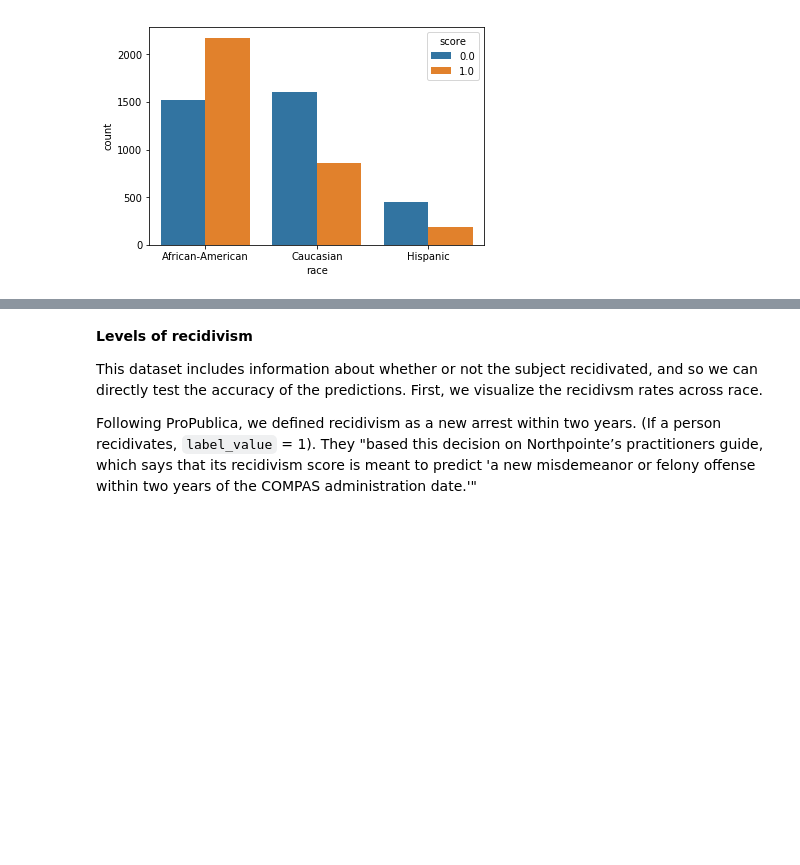
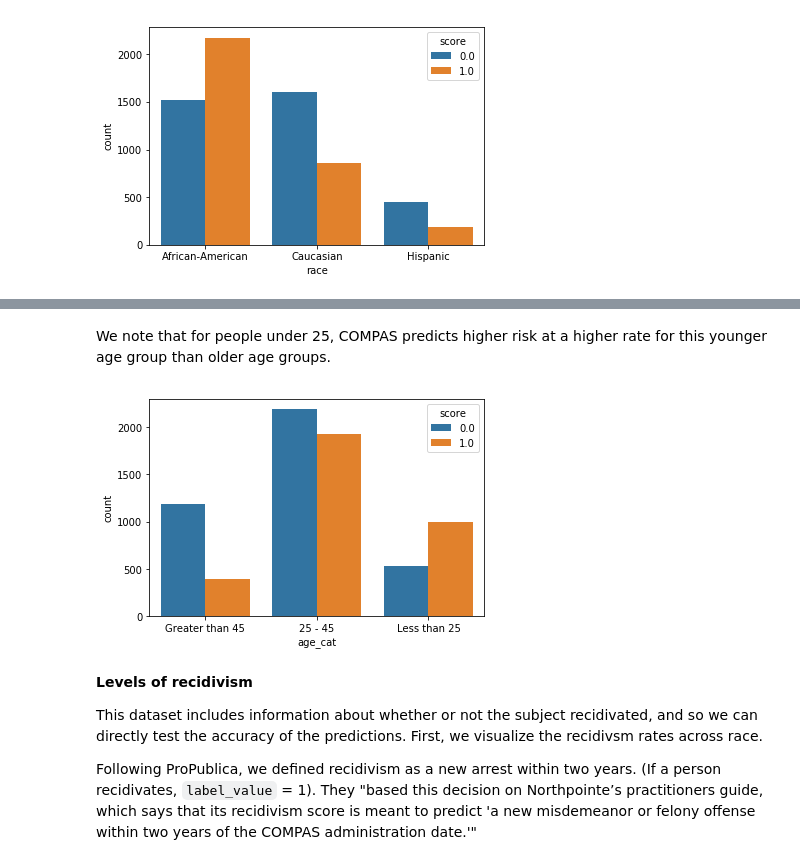
Before and after one commit to dssg/aequitas, a Jupyter notebook: docs/source/examples/compas_demo.ipynb, the cells around one changed output, grey strips where cells are left out. Cells and saved outputs as stored; diff of their text form; code cells hidden in the pictures; blank space fills up the shorter version.

```diff
--- a/docs/source/examples/compas_demo.ipynb
+++ b/docs/source/examples/compas_demo.ipynb
@@ -42,3 +52,9 @@ g = sns.countplot(x="race", hue="score", data=df[df.race.isin(['African-American
+# %% [markdown]
+We note that for people under 25, COMPAS predicts higher risk at a higher rate for this younger age group than older age groups.
+# %%
+g = sns.countplot(x="age_cat", hue="score", data=df)
+# %% [output]
+[figure, added]
 # %% [markdown]
 __Levels of recidivism__
 
```
Also changed, not shown: parts of 37 cells of this notebook.
